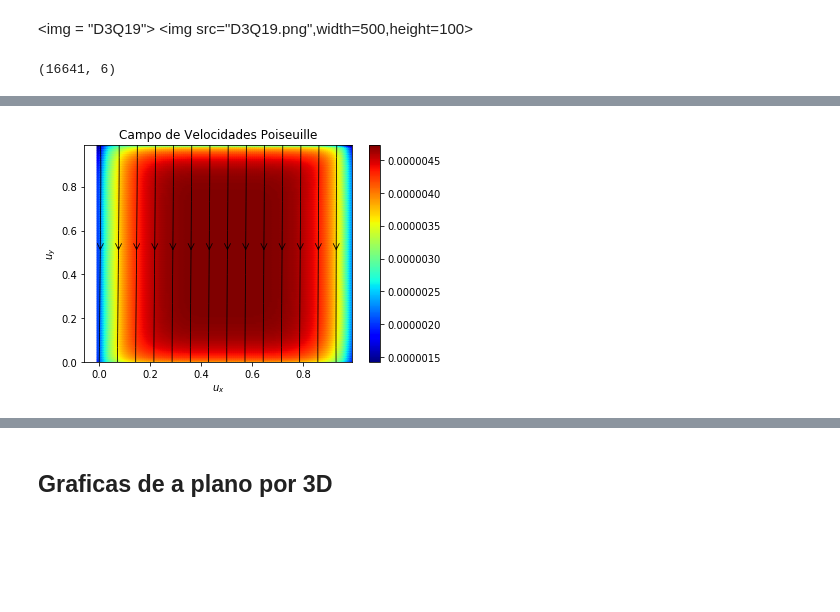
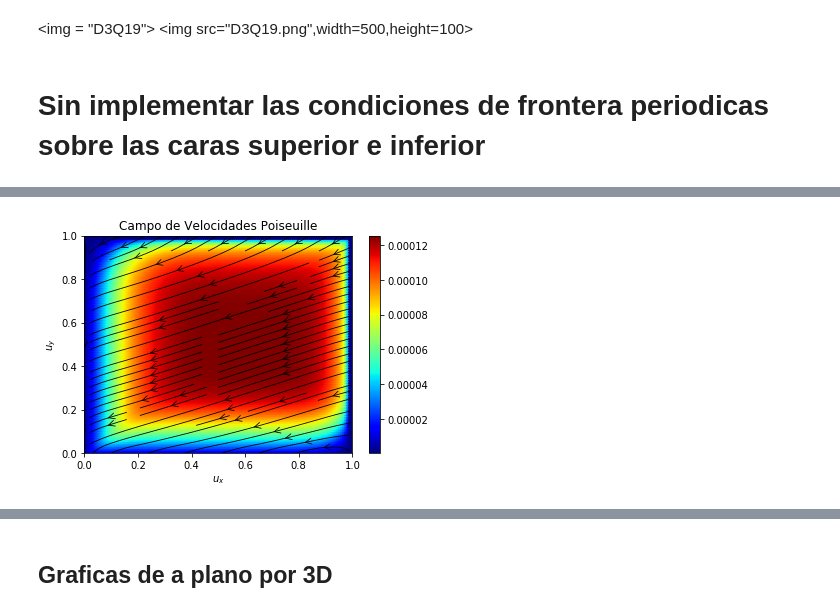
Before and after one commit to jomen93/Poiseuille-test, a Jupyter notebook: Graficas 3D Pouiseuile.ipynb, the cells around one changed output, grey strips where cells are left out. Cells and saved outputs as stored; diff of their text form; code cells hidden in the pictures; blank space fills up the shorter version.

Commit message:
Falta implemetar condiciones de frontera

```diff
--- a/Graficas 3D Pouiseuile.ipynb
+++ b/Graficas 3D Pouiseuile.ipynb
@@ -7,11 +7,8 @@ from numpy import ma
 # %% [markdown]
 <img = "D3Q19">
 <img src="D3Q19.png",width=500,height=100>
-# %%
-p = np.transpose(np.loadtxt('prueba.dat', unpack = True))
-np.shape(p)
-# %% [output]
-(16641, 6)
+# %% [markdown]
+# Sin implementar las condiciones de frontera periodicas sobre las caras superior e inferior
 # %%
 %%time
 
@@ -30,9 +27,9 @@ plt.title("Campo de Velocidades Poiseuille")
 plt.xlabel("$u_{x}$")
 plt.ylabel("$u_{y}$")
 M = np.hypot(ux, uy)
-#plt.xlim(0,1)
-#plt.ylim(0,1)
+plt.xlim(0,1)
+plt.ylim(0,1)
 Q = plt.quiver(x, y, ux,uy, M , cmap=plt.cm.jet, width=0.022,scale=1/0.1)
 plt.colorbar()
-plt.streamplot(x, y, ux, uy, color="k", linewidth=0.8,density=0.5, arrowstyle='->', arrowsize=1.5)
+plt.streamplot(x, y, ux, uy, color="k", linewidth=0.8,density=1.0, arrowstyle='->', arrowsize=1.5)
 # %% [output]
@@ -41 +38 @@ Wall time: 856 ms
-[figure, old version]
+[figure, new version]
```
Also changed, not shown: parts of 9 cells of this notebook, 2 other files.
